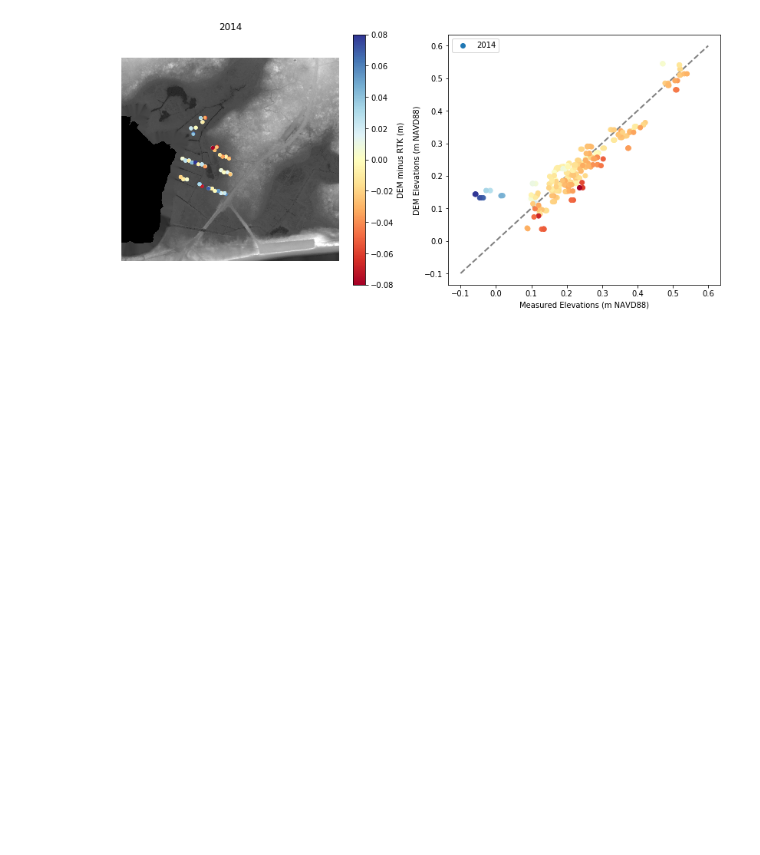
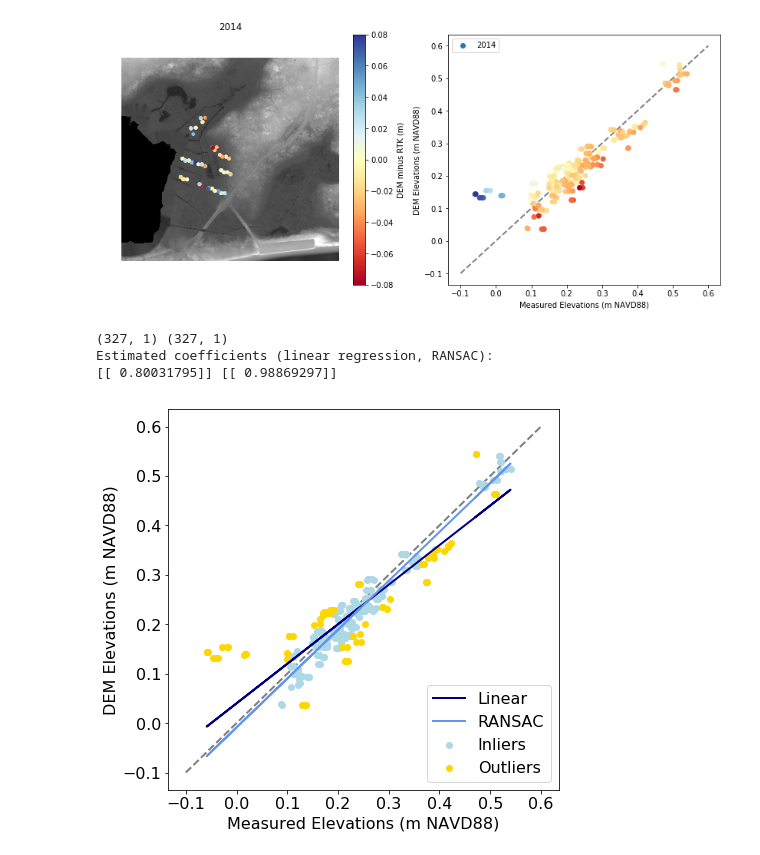
Before and after one commit to csherwood-usgs/Sage_Lot_Pond, a Jupyter notebook: Compare_Sage_Lot_DEM_and_RTK_python.ipynb, the cells around one changed output. Saved outputs shown, nothing was run; the diff lists cells and outputs as text; code cells hidden in the pictures; blank space fills up the shorter version.

Commit message:
added RANSAC and histograms

```diff
--- a/Compare_Sage_Lot_DEM_and_RTK_python.ipynb
+++ b/Compare_Sage_Lot_DEM_and_RTK_python.ipynb
@@ -206,0 +209,58 @@ Name: 2014_DEM_minus_trans (m), dtype: float64
+# %%
+# extract some columns as arrays and plot with fits
+# http://scikit-learn.org/stable/auto_examples/linear_model/plot_ransac.html
+from sklearn import linear_model, datasets
+
+DEM2011_1 = df['2011_1m_DEM (interp, m)'].values
+RTK = df['altitude_m'].values
+
+# Reshape to demands of linear_model and rename for simplicity
+X = RTK.reshape(-1,1)
+y = DEM2011_1.reshape(-1,1)
+
+print(np.shape(X),np.shape(y))
+# Fit line using all data
+lr = linear_model.LinearRegression()
+lr.fit(X, y)
+
+# Robustly fit linear model with RANSAC algorithm
+ransac = linear_model.RANSACRegressor()
+ransac.fit(X, y)
+inlier_mask = ransac.inlier_mask_
+outlier_mask = np.logical_not(inlier_mask)
+
+# Predict data of estimated models
+#line_X = np.arange(X.min(), X.max())[:, np.newaxis]
+line_y = lr.predict(X)
+line_y_ransac = ransac.predict(X)
+#print(line_X,line_y,line_y_ransac)
+
+# Compare estimated coefficients
+print("Estimated coefficients (linear regression, RANSAC):")
+print(lr.coef_, ransac.estimator_.coef_)
+
+lw = 2
+xx = np.array((-.1,.6))
+yy = np.array((-.1,.6))
+fig  = plt.figure(figsize=(7,7))
+plt.plot(xx,yy, '--k',lw=2,zorder=0,color='gray')
+plt.scatter(X[inlier_mask], y[inlier_mask], color='lightblue',
+            label='Inliers')
+plt.scatter(X[outlier_mask], y[outlier_mask], color='gold',
+            label='Outliers')
+plt.plot(X, line_y, color='navy', linewidth=lw, label='Linear')
+plt.plot(X, line_y_ransac, color='cornflowerblue', linewidth=lw,
+         label='RANSAC')
+ax.axis('square')
+ax.axis('equal')
+plt.legend(loc='lower right')
+plt.xlabel('Measured Elevations (m NAVD88)')
+plt.ylabel('DEM Elevations (m NAVD88)')
+plt.show()
+fig_name = "RTK_v_DEM_fits.png"
+fig.savefig(fig_name,dpi=200)
+# %% [output]
+(327, 1) (327, 1)
+Estimated coefficients (linear regression, RANSAC):
+[[ 0.80031795]] [[ 0.98869297]]
+[figure, added]
```
Also changed, not shown: parts of 4 cells of this notebook.
